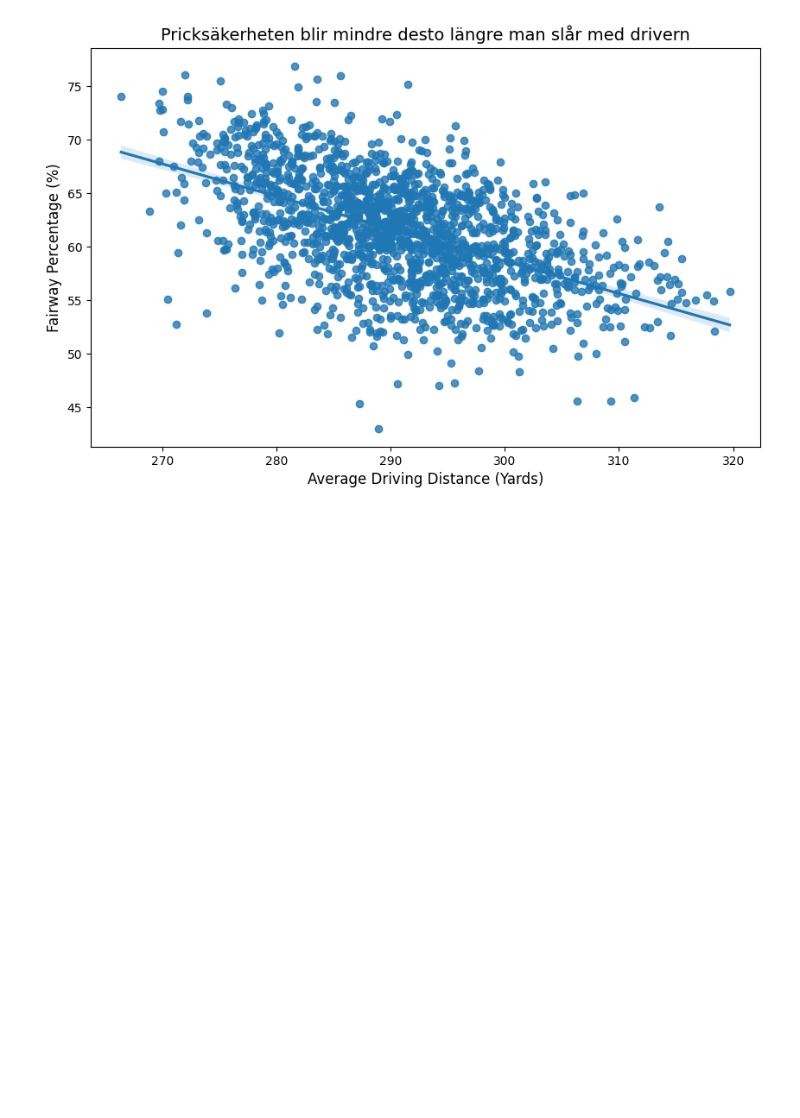
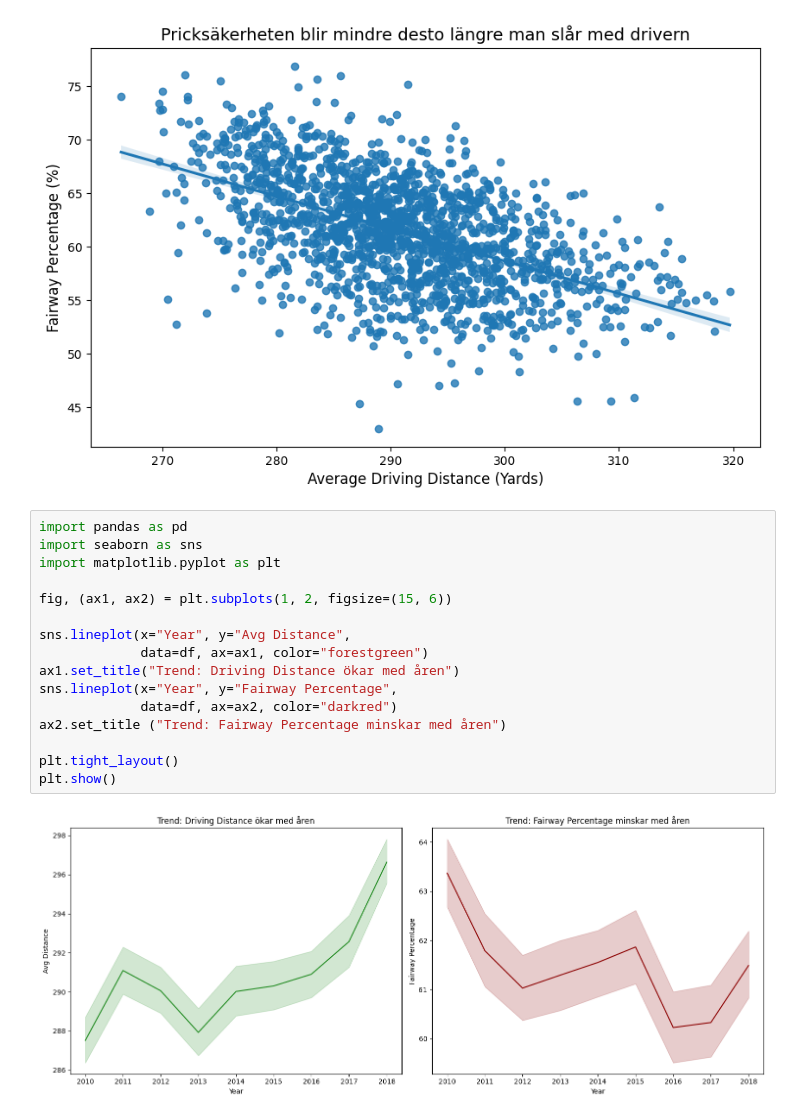
Before and after one commit to FiliphVal/golfdiagram, a Jupyter notebook: Untitled-1.ipynb, the cells around one changed output. Cells and saved outputs as stored; diff of their text form; blank space fills up the shorter version.

Commit message:
side to side diagram about driver distance increase by the years but lowered fairway %

```diff
--- a/Untitled-1.ipynb
+++ b/Untitled-1.ipynb
@@ -45,3 +45,21 @@ plt.ylabel('Fairway Percentage (%)', fontsize=12)
 plt.show()
 # %% [output]
 [figure]
+# %%
+import pandas as pd
+import seaborn as sns
+import matplotlib.pyplot as plt
+
+fig, (ax1, ax2) = plt.subplots(1, 2, figsize=(15, 6))
+
+sns.lineplot(x="Year", y="Avg Distance",
+             data=df, ax=ax1, color="forestgreen")
+ax1.set_title("Trend: Driving Distance ökar med åren")
+sns.lineplot(x="Year", y="Fairway Percentage",
+             data=df, ax=ax2, color="darkred")
+ax2.set_title ("Trend: Fairway Percentage minskar med åren")
+
+plt.tight_layout()
+plt.show()
+# %% [output]
+[figure, added]
```
